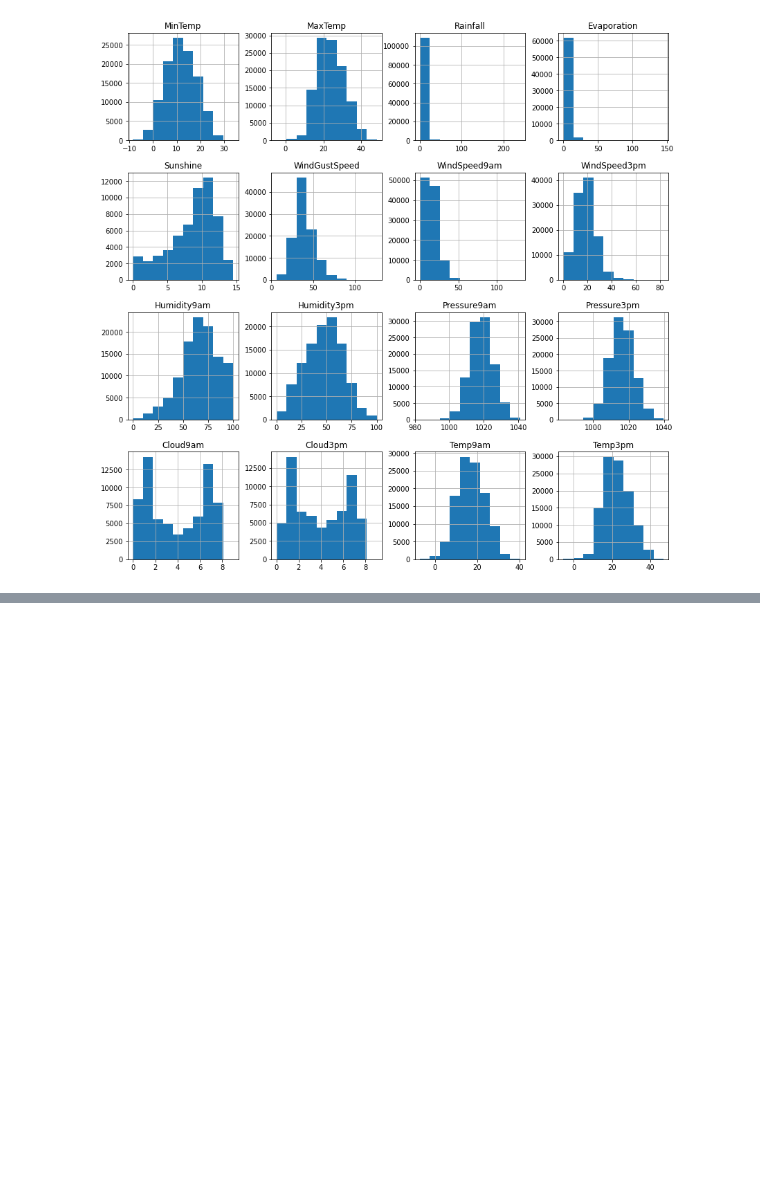
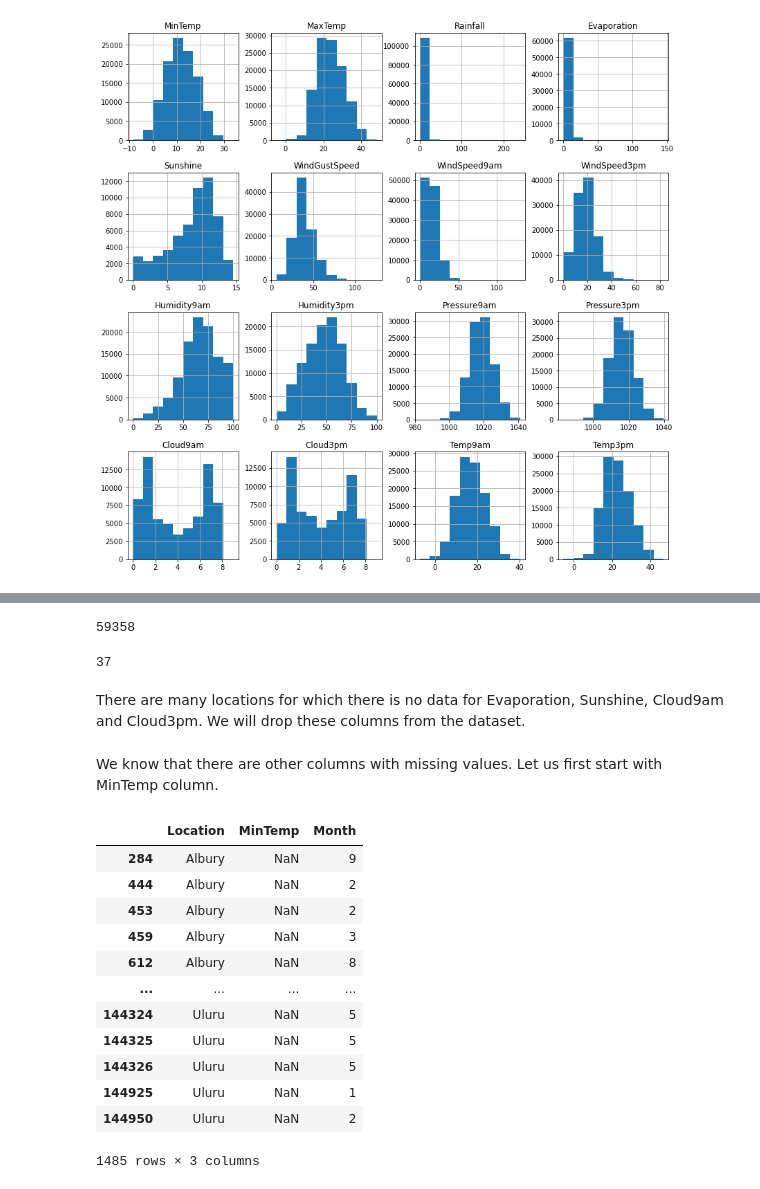
Before and after one commit to ayg15/rain-in-australia, a Jupyter notebook: Predicting Rain In Australia.ipynb, the cells around one changed output, grey strips where cells are left out. Saved outputs shown, nothing was run; the diff lists cells and outputs as text; code cells hidden in the pictures; blank space fills up the shorter version.

Commit message:
Removed columns and added data imputation

```diff
--- a/Predicting Rain In Australia.ipynb
+++ b/Predicting Rain In Australia.ipynb
@@ -97,0 +108,2 @@ rain_df[rain_df['RainTomorrow']=='No'].hist(figsize=(14, 14));
+# %%
+rain_df['Date'] = pd.to_datetime(rain_df['Date'])
@@ -97,0 +116,2 @@ rain_df[rain_df['RainTomorrow']=='No'].hist(figsize=(14, 14));
+# %%
+rain_df['Month'] = rain_df['Date'].apply(lambda x: x.month)
@@ -97,0 +150,30 @@ rain_df[rain_df['RainTomorrow']=='No'].hist(figsize=(14, 14));
+# %%
+rain_df['Cloud3pm'].isnull().sum()
+# %% [output]
+59358
+# %%
+rain_df[rain_df['Cloud3pm'].notnull()==True]['Location'].nunique()
+# %% [output]
+37
+# %% [markdown]
+There are many locations for which there is no data for Evaporation, Sunshine, Cloud9am and Cloud3pm. We will drop these columns from the dataset.
+# %%
+rain_df.drop(['Evaporation','Sunshine','Cloud9am','Cloud3pm'], inplace=True, axis=1)
+# %% [markdown]
+We know that there are other columns with missing values. Let us first start with MinTemp column.
+# %%
+rain_df[rain_df['MinTemp'].isnull()==True][['Location','MinTemp','Month']]
+# %% [output]
+|  | Location | MinTemp | Month |
+| 284 | Albury | NaN | 9 |
+| 444 | Albury | NaN | 2 |
+| 453 | Albury | NaN | 2 |
+| 459 | Albury | NaN | 3 |
+| 612 | Albury | NaN | 8 |
+| ... | ... | ... | ... |
+| 144324 | Uluru | NaN | 5 |
+| 144325 | Uluru | NaN | 5 |
+| 144326 | Uluru | NaN | 5 |
+| 144925 | Uluru | NaN | 1 |
+| 144950 | Uluru | NaN | 2 |
+1485 rows × 3 columns
```
Also changed, not shown: parts of 17 cells of this notebook.
